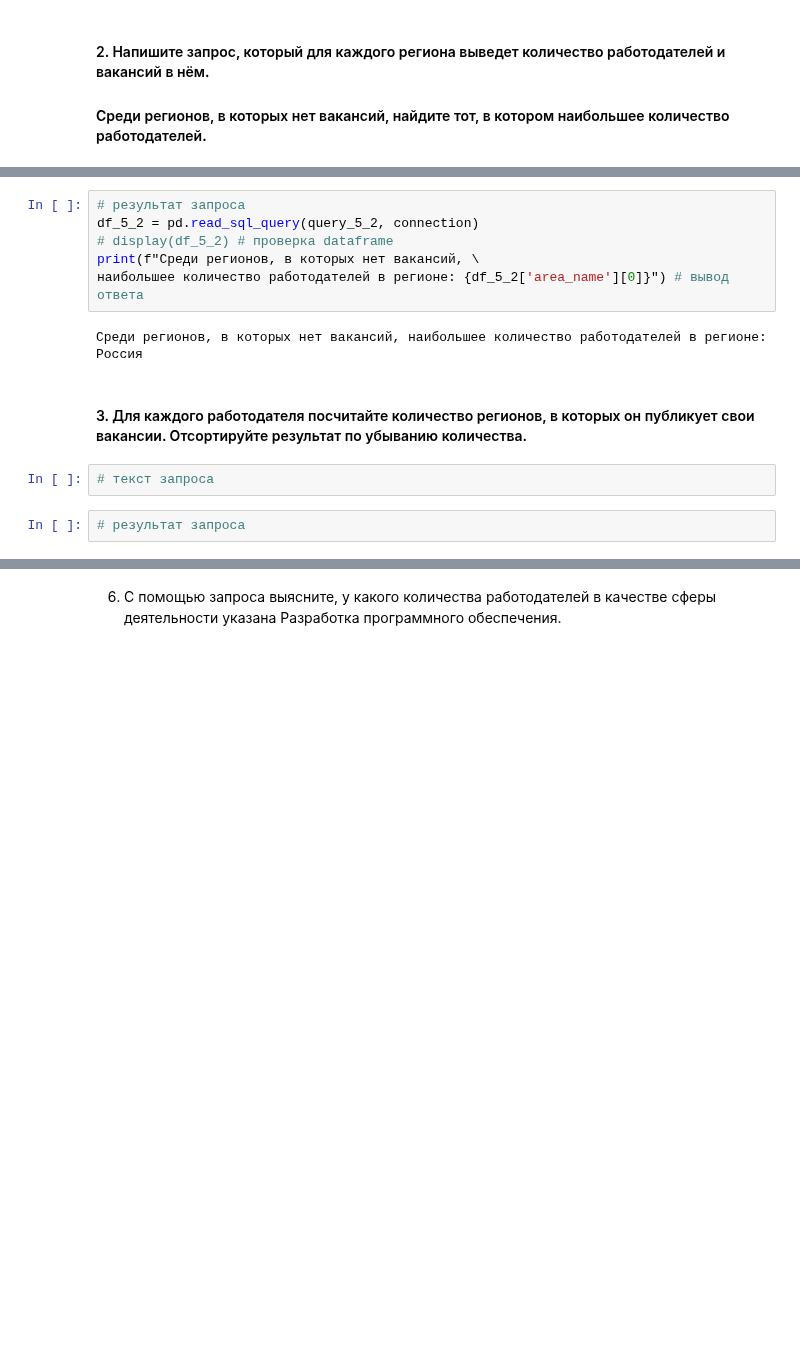
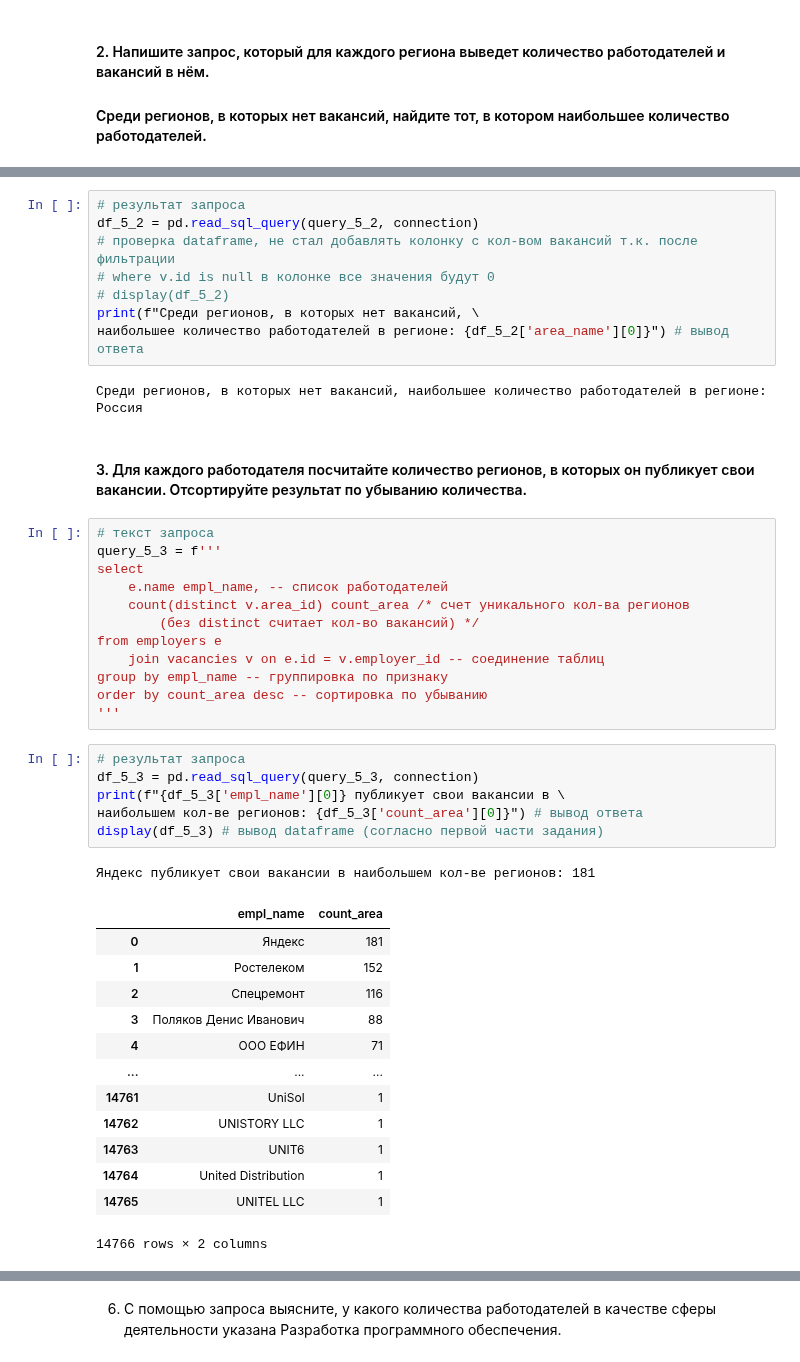
Before and after one commit to Novkozinin/SF_projects, a Jupyter notebook: Project-02_Анализ_вакансий_из_HeadHunter/Project_2_Анализ_вакансий_из_HeadHunter.ipynb, the cells around one changed output, grey strips where cells are left out. Saved outputs shown, nothing was run; the diff lists cells and outputs as text; blank space fills up the shorter version.

```diff
--- a/Project-02_Анализ_вакансий_из_HeadHunter/Project_2_Анализ_вакансий_из_HeadHunter.ipynb
+++ b/Project-02_Анализ_вакансий_из_HeadHunter/Project_2_Анализ_вакансий_из_HeadHunter.ipynb
@@ -286,7 +309,9 @@ order by count_empl desc -- сортировка по убыванию рабо
 # %%
 # результат запроса
 df_5_2 = pd.read_sql_query(query_5_2, connection)
-# display(df_5_2) # проверка dataframe
+# проверка dataframe, не стал добавлять колонку с кол-вом вакансий т.к. после фильтрации
+# where v.id is null в колонке все значения будут 0
+# display(df_5_2)
 print(f"Среди регионов, в которых нет вакансий, \
 наибольшее количество работодателей в регионе: {df_5_2['area_name'][0]}") # вывод ответа
 # %% [output]
@@ -295,6 +320,35 @@ print(f"Среди регионов, в которых нет вакансий,
 #### 3. Для каждого работодателя посчитайте количество регионов, в которых он публикует свои вакансии. Отсортируйте результат по убыванию количества.
 # %%
 # текст запроса
+query_5_3 = f'''
+select
+    e.name empl_name, -- список работодателей
+    count(distinct v.area_id) count_area /* счет уникального кол-ва регионов
+        (без distinct считает кол-во вакансий) */
+from employers e
+    join vacancies v on e.id = v.employer_id -- соединение таблиц
+group by empl_name -- группировка по признаку
+order by count_area desc -- сортировка по убыванию
+'''
 # %%
 # результат запроса
+df_5_3 = pd.read_sql_query(query_5_3, connection)
+print(f"{df_5_3['empl_name'][0]} публикует свои вакансии в \
+наибольшем кол-ве регионов: {df_5_3['count_area'][0]}") # вывод ответа
+display(df_5_3) # вывод dataframe (согласно первой части задания)
+# %% [output]
+Яндекс публикует свои вакансии в наибольшем кол-ве регионов: 181
+|  | empl_name | count_area |
+| 0 | Яндекс | 181 |
+| 1 | Ростелеком | 152 |
+| 2 | Спецремонт | 116 |
+| 3 | Поляков Денис Иванович | 88 |
+| 4 | ООО ЕФИН | 71 |
+| ... | ... | ... |
+| 14761 | UniSol | 1 |
+| 14762 | UNISTORY LLC | 1 |
+| 14763 | UNIT6 | 1 |
+| 14764 | United Distribution | 1 |
+| 14765 | UNITEL LLC | 1 |
+14766 rows × 2 columns
 # %% [markdown]
```
Also changed, not shown: parts of 15 cells of this notebook.
